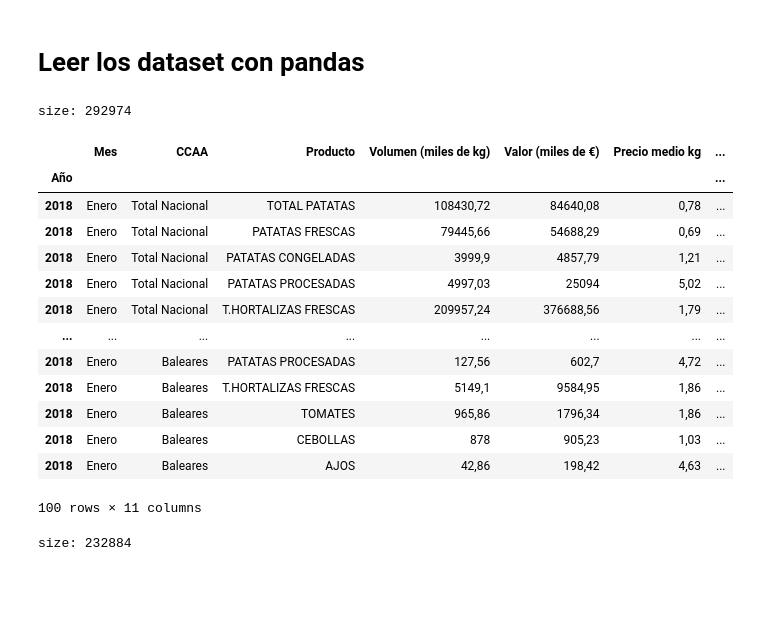
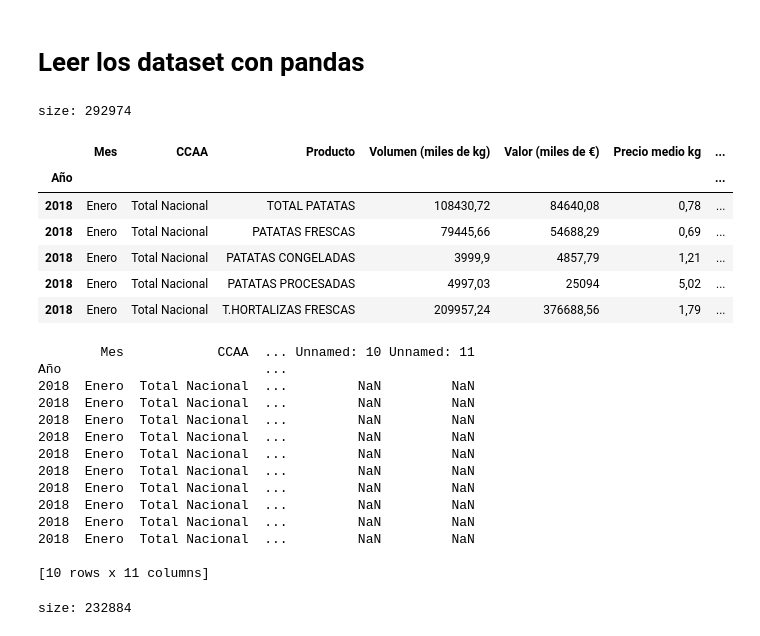
Before and after one commit to wisrovi/visualizacion-cajamar, a Jupyter notebook: Concurso_Cajamar_visualizacion_datos.ipynb, the cells around one changed output. Drawn from its saved outputs; the diff is of its cells as text; code cells hidden in the pictures; blank space fills up the shorter version.

```diff
--- a/Concurso_Cajamar_visualizacion_datos.ipynb
+++ b/Concurso_Cajamar_visualizacion_datos.ipynb
@@ -30,23 +30,33 @@ import matplotlib.pyplot as plt
 # %%
 d1 = pd.read_csv(FOLDER_DATASET + 'Dataset1.- DatosConsumoAlimentarioMAPAporCCAA.txt', sep='|', index_col=0)
 print("size:", d1.size)
-d1.head(100)
+d1.head(5)
 # %% [output]
 size: 292974
 |  | Mes | CCAA | Producto | Volumen (miles de kg) | Valor (miles de €) | Precio medio kg | ... |
 | Año |  |  |  |  |  |  | ... |
 | 2018 | Enero | Total Nacional | TOTAL PATATAS | 108430,72 | 84640,08 | 0,78 | ... |
 | 2018 | Enero | Total Nacional | PATATAS FRESCAS | 79445,66 | 54688,29 | 0,69 | ... |
 | 2018 | Enero | Total Nacional | PATATAS CONGELADAS | 3999,9 | 4857,79 | 1,21 | ... |
 | 2018 | Enero | Total Nacional | PATATAS PROCESADAS | 4997,03 | 25094 | 5,02 | ... |
 | 2018 | Enero | Total Nacional | T.HORTALIZAS FRESCAS | 209957,24 | 376688,56 | 1,79 | ... |
-| ... | ... | ... | ... | ... | ... | ... | ... |
-| 2018 | Enero | Baleares | PATATAS PROCESADAS | 127,56 | 602,7 | 4,72 | ... |
-| 2018 | Enero | Baleares | T.HORTALIZAS FRESCAS | 5149,1 | 9584,95 | 1,86 | ... |
-| 2018 | Enero | Baleares | TOMATES | 965,86 | 1796,34 | 1,86 | ... |
-| 2018 | Enero | Baleares | CEBOLLAS | 878 | 905,23 | 1,03 | ... |
-| 2018 | Enero | Baleares | AJOS | 42,86 | 198,42 | 4,63 | ... |
-100 rows × 11 columns
+# %%
+print(d1[0:10])
+# %% [output]
+        Mes            CCAA  ... Unnamed: 10 Unnamed: 11
+Año                          ...
+2018  Enero  Total Nacional  ...         NaN         NaN
+2018  Enero  Total Nacional  ...         NaN         NaN
+2018  Enero  Total Nacional  ...         NaN         NaN
+2018  Enero  Total Nacional  ...         NaN         NaN
+2018  Enero  Total Nacional  ...         NaN         NaN
+2018  Enero  Total Nacional  ...         NaN         NaN
+2018  Enero  Total Nacional  ...         NaN         NaN
+2018  Enero  Total Nacional  ...         NaN         NaN
+2018  Enero  Total Nacional  ...         NaN         NaN
+2018  Enero  Total Nacional  ...         NaN         NaN
+
+[10 rows x 11 columns]
 # %%
 d2 = pd.read_csv(FOLDER_DATASET + 'Dataset2.- Precios Semanales Observatorio de Precios Junta de Andalucia.txt', sep='|', index_col=0)
 print("size:", d2.size)
```
Also changed, not shown: parts of 2 cells of this notebook.
